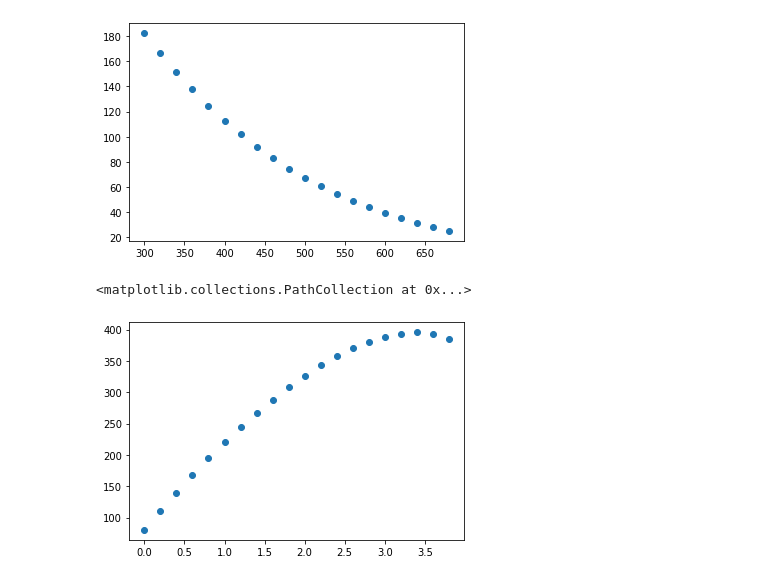
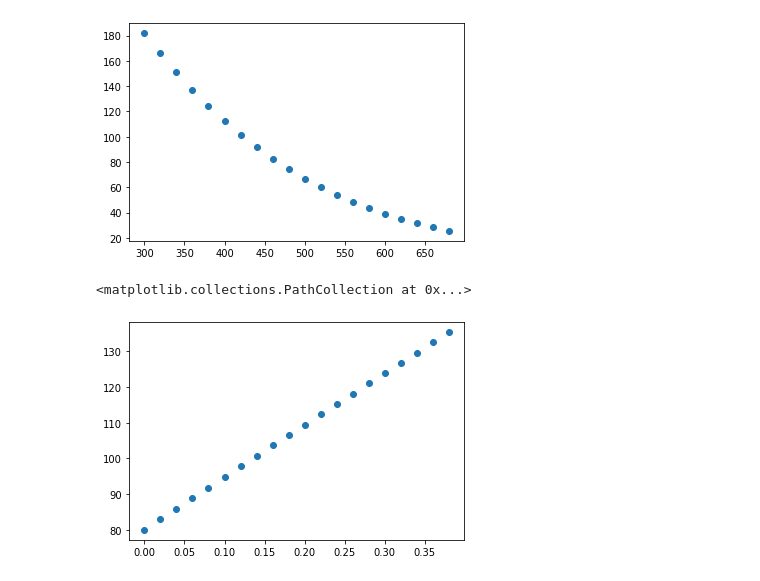
Before and after one commit to XueyingWang416/FB609-Final-Project, a Jupyter notebook: CodeRepo/LowCorrelation.ipynb, the cells around one changed output. Cells and saved outputs as stored; diff of their text form; code cells hidden in the pictures.

```diff
--- a/CodeRepo/FinalProjectOption1.ipynb
+++ b/CodeRepo/LowCorrelation.ipynb
@@ -339,10 +327,10 @@ plt.plot(st, put_pred, linestyle=':')
 ### Call VS Strike
 # %%
 call_strike = 300
-num_simulations = 1000
+num_simulations = 10**6
 
 call_strikes = np.zeros(20)
-C0_call = np.zeros(20)
+C0_call_strike = np.zeros(20)
 
 @njit(parallel=True, fastmath=True)
 def simulation_strike(num_simulations, st, ct, pt, st_ind, strike):
@@ -378,7 +366,7 @@ for i in range(20):
     lr_model.fit(x, y)
     C0_linear_model = (lr_model.intercept_ * np.exp(- 0.026 * T) + np.dot(lr_model.coef_, spot_df.values))[0]
 
-    C0_call[i] = C0_linear_model
+    C0_call_strike[i] = C0_linear_model
     call_strikes[i] = call_strike
 
     call_strike += 20
@@ -389,10 +377,10 @@ plt.scatter(call_strikes, C0_call)
 [figure]
 # %%
 call_vol = 0.0
-num_simulations = 1000
+num_simulations = 10**6
 
 call_vols = np.zeros(20)
-C0_call = np.zeros(20)
+C0_call_vol = np.zeros(20)
 
 @njit(parallel=True, fastmath=True)
 def simulation_vol(num_simulations, st, ct, pt, st_ind, vol):
@@ -428,12 +416,12 @@ for i in range(20):
     lr_model.fit(x, y)
     C0_linear_model = (lr_model.intercept_ * np.exp(- 0.026 * T) + np.dot(lr_model.coef_, spot_df.values))[0]
 
-    C0_call[i] = C0_linear_model
+    C0_call_vol[i] = C0_linear_model
     call_vols[i] = call_vol
 
-    call_vol += 0.2
+    call_vol += 0.02
 # %%
-plt.scatter(call_vols, C0_call)
+plt.scatter(call_vols, C0_call_vol)
 # %% [output]
 <matplotlib.collections.PathCollection at 0x...>
-[figure, old version]
+[figure, new version]
```
Also changed, not shown: parts of 12 cells of this notebook, 4 other files.
